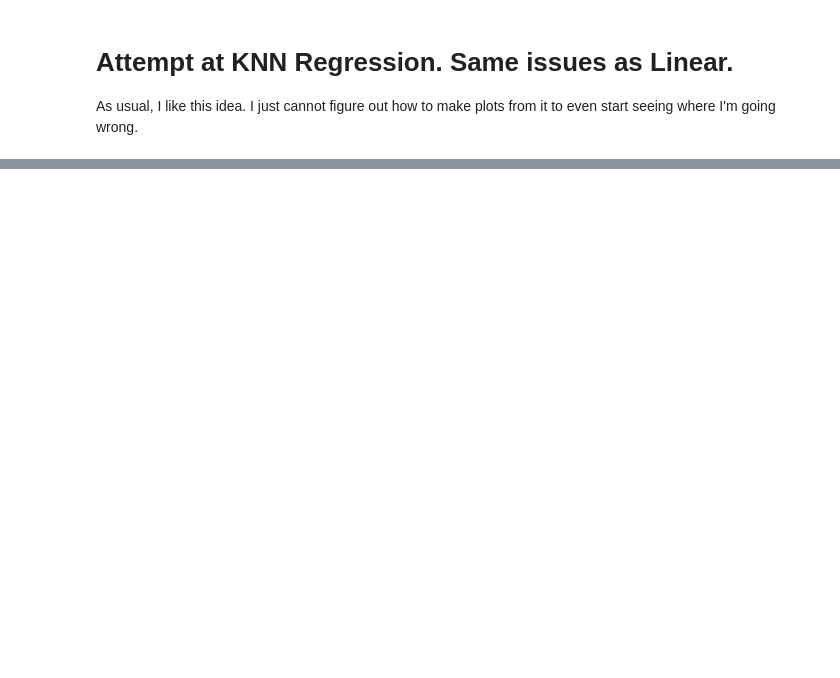
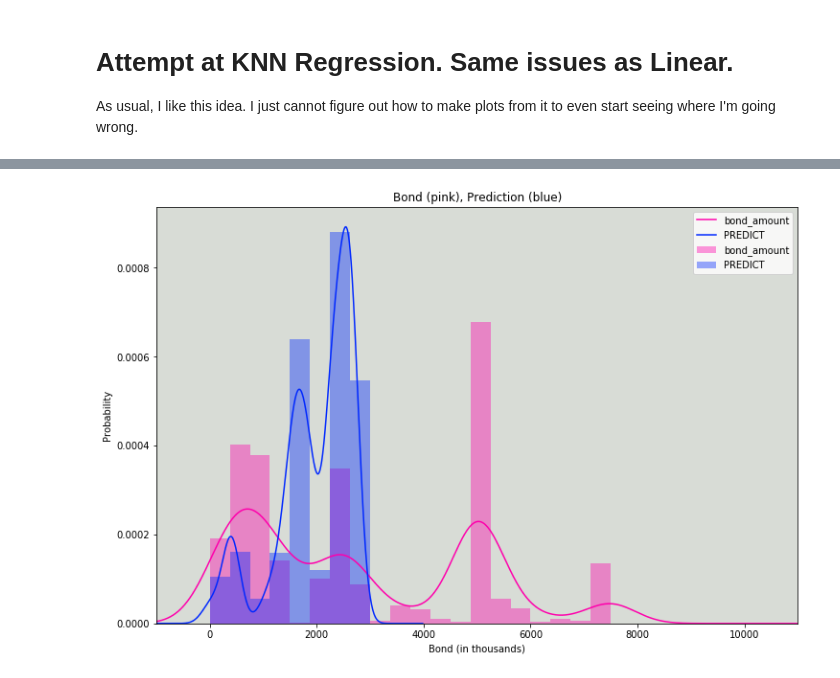
Before and after one commit to SlothDream/SBCap1_CT, a Jupyter notebook: CT_Analysis_Linear.ipynb, the cells around one changed output, grey strips where cells are left out. Cells and saved outputs as stored; diff of their text form; code cells hidden in the pictures; blank space fills up the shorter version.

```diff
--- a/CT_Analysis_Linear.ipynb
+++ b/CT_Analysis_Linear.ipynb
@@ -419,0 +461,16 @@ knr.score(X_test,y_test)
+# %%
+plt_50 = target_a.loc[target_a.bond_amount<=10000].copy()
+plt_50['PREDICT'] = linear.fittedvalues.transform(lambda x: np.exp(x))
+
+from matplotlib import cm
+color_country = cm.hsv(np.linspace(.9,.65, 2))
+dist = plt_50[['bond_amount', 'PREDICT']].copy()
+fig, ax = plt.subplots(figsize=(12,8))
+dist.plot.kde(ax=ax, title='Bond (pink), Prediction (blue)', color=color_country)
+dist.plot.hist(density=True, ax=ax, alpha=.4, color=color_country, bins=20)
+ax.set_ylabel('Probability')
+ax.set_facecolor('#d8dcd6')
+ax.set_xlabel('Bond (in thousands)')
+ax.set_xlim(-1000,11000);
+# %% [output]
+[figure, added]
```
Also changed, not shown: parts of 16 cells of this notebook.
